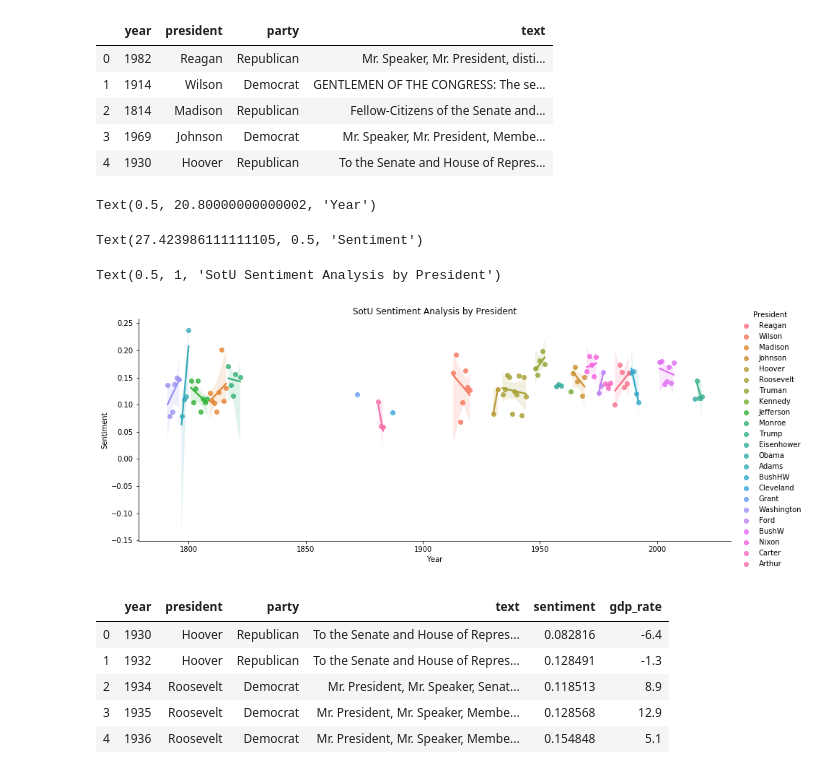
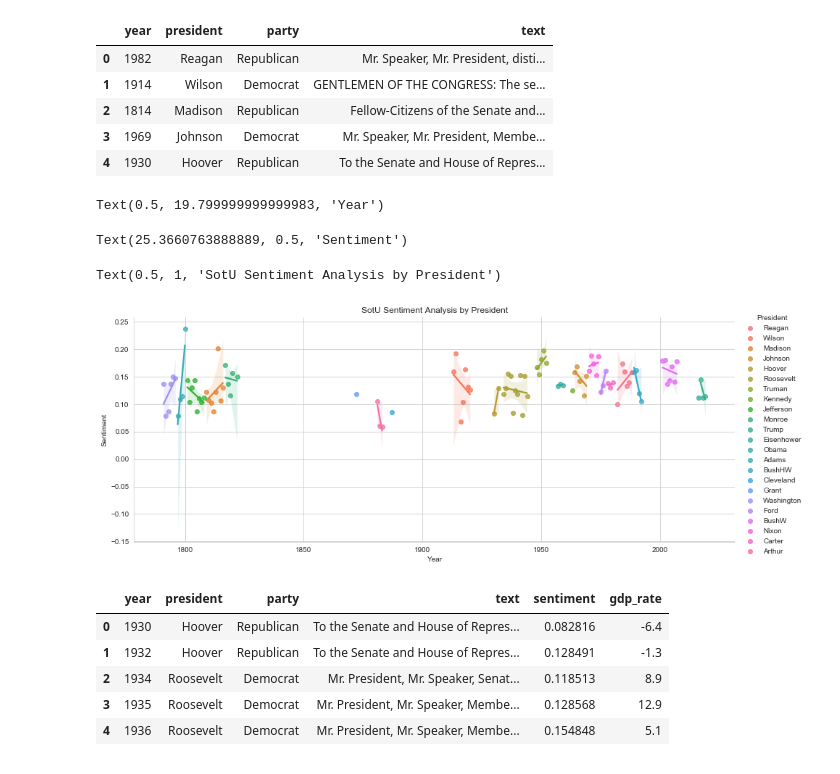
Before and after one commit to ksenluu/NU_453_NLP, a Jupyter notebook: A.3 Final Report - SOTU.ipynb, the cells around one changed output. Cells and saved outputs as stored; diff of their text form; code cells hidden in the pictures.

```diff
--- a/A.3 Final Report - SOTU.ipynb
+++ b/A.3 Final Report - SOTU.ipynb
@@ -1196,18 +800,20 @@ data_sa.head()
 data_sa['sentiment'] = data_sa['text'].apply(lambda speech: TextBlob(speech).sentiment.polarity)
 # %%
 #plot sentiment analysis data
+sns.set_style("whitegrid", {'axes.grid' : True})
+
 g = sns.lmplot(x="year", y="sentiment", hue="president", aspect=2.5, truncate=True, data=data_sa)
 g._legend.set_title('President')
 plt.xlabel('Year')
 plt.ylabel('Sentiment')
 plt.title('SotU Sentiment Analysis by President')
 
 plt.show()
 # %% [output]
-Text(0.5, 20.80000000000002, 'Year')
+Text(0.5, 19.799999999999983, 'Year')
-Text(27.423986111111105, 0.5, 'Sentiment')
+Text(25.3660763888889, 0.5, 'Sentiment')
 Text(0.5, 1, 'SotU Sentiment Analysis by President')
-[figure, old version]
+[figure, new version]
 # %%
 economic_df = pd.read_csv("https://raw.githubusercontent.com/ksenluu/NU_453_NLP/master/Data/gdp_data.csv")
 # %%
```
Also changed, not shown: parts of 45 cells of this notebook, 2 other files.
